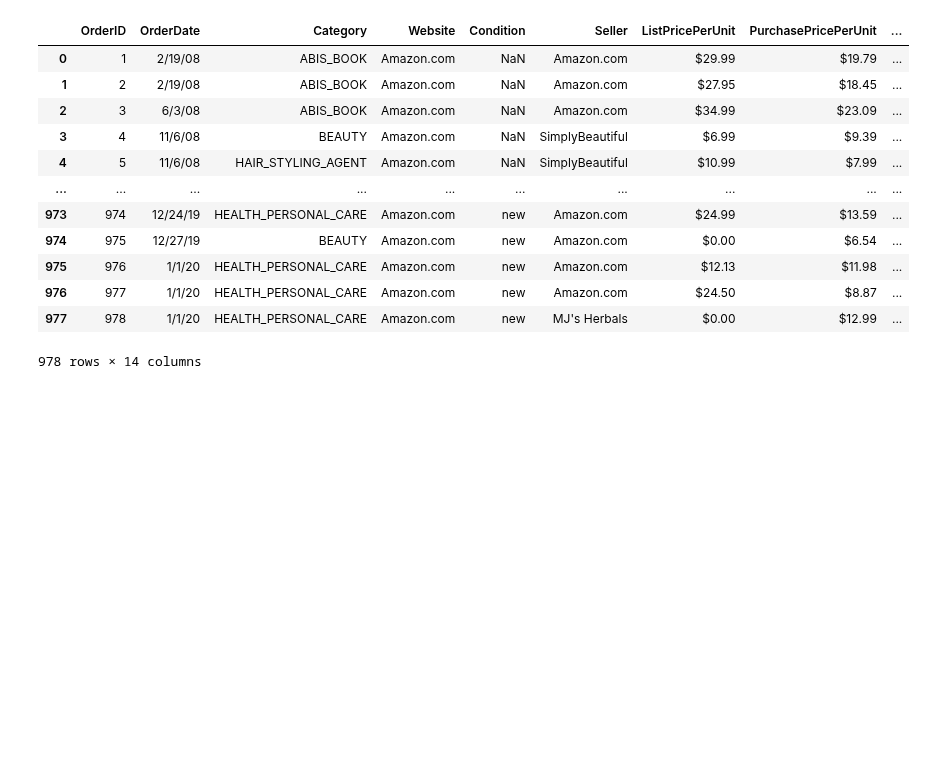
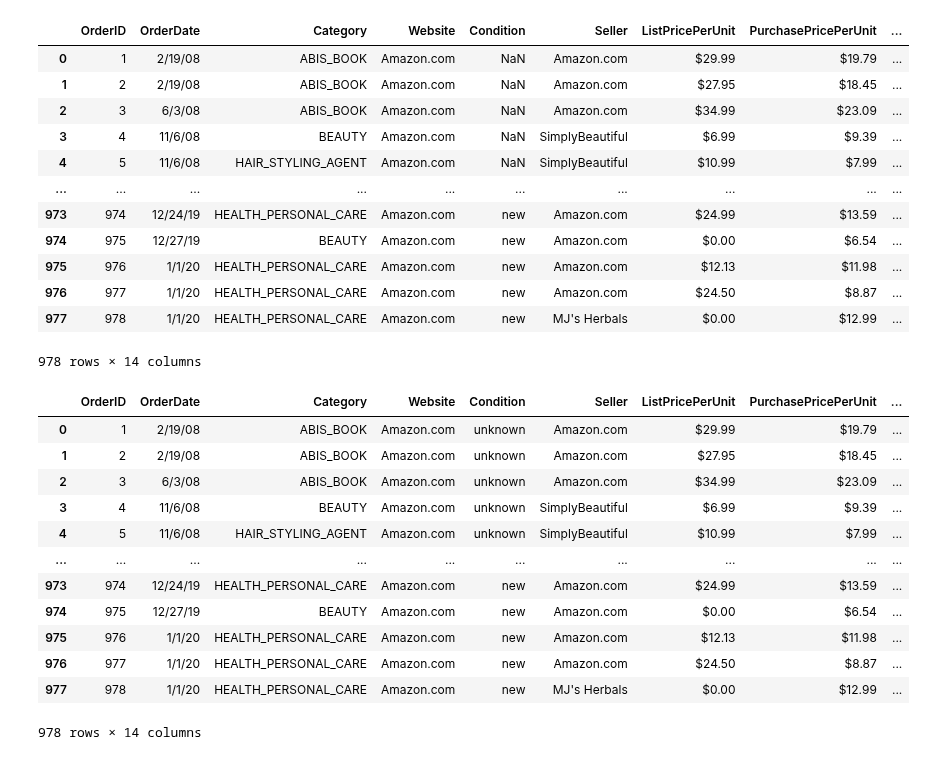
Before and after one commit to AmitSamra/AmazonOrderHistory, a Jupyter notebook: AmazonOrderHistory.ipynb, the cells around one changed output. Saved outputs shown, nothing was run; the diff lists cells and outputs as text; code cells hidden in the pictures; blank space fills up the shorter version.

Commit message:
Replace NaN

```diff
--- a/AmazonOrderHistory.ipynb
+++ b/AmazonOrderHistory.ipynb
@@ -66,3 +66,23 @@ df_main
 | 976 | 977 | 1/1/20 | HEALTH_PERSONAL_CARE | Amazon.com | new | Amazon.com | $24.50 | $8.87 | ... |
 | 977 | 978 | 1/1/20 | HEALTH_PERSONAL_CARE | Amazon.com | new | MJ's Herbals | $0.00 | $12.99 | ... |
 978 rows × 14 columns
+# %%
+# Replace NaN
+df_main.Category.fillna('unknown', inplace = True)
+df_main.Condition.fillna('unknown', inplace = True)
+df_main.Carrier.fillna('unknown', inplace = True)
+df_main
+# %% [output]
+|  | OrderID | OrderDate | Category | Website | Condition | Seller | ListPricePerUnit | PurchasePricePerUnit | ... |
+| 0 | 1 | 2/19/08 | ABIS_BOOK | Amazon.com | unknown | Amazon.com | $29.99 | $19.79 | ... |
+| 1 | 2 | 2/19/08 | ABIS_BOOK | Amazon.com | unknown | Amazon.com | $27.95 | $18.45 | ... |
+| 2 | 3 | 6/3/08 | ABIS_BOOK | Amazon.com | unknown | Amazon.com | $34.99 | $23.09 | ... |
+| 3 | 4 | 11/6/08 | BEAUTY | Amazon.com | unknown | SimplyBeautiful | $6.99 | $9.39 | ... |
+| 4 | 5 | 11/6/08 | HAIR_STYLING_AGENT | Amazon.com | unknown | SimplyBeautiful | $10.99 | $7.99 | ... |
+| ... | ... | ... | ... | ... | ... | ... | ... | ... | ... |
+| 973 | 974 | 12/24/19 | HEALTH_PERSONAL_CARE | Amazon.com | new | Amazon.com | $24.99 | $13.59 | ... |
+| 974 | 975 | 12/27/19 | BEAUTY | Amazon.com | new | Amazon.com | $0.00 | $6.54 | ... |
+| 975 | 976 | 1/1/20 | HEALTH_PERSONAL_CARE | Amazon.com | new | Amazon.com | $12.13 | $11.98 | ... |
+| 976 | 977 | 1/1/20 | HEALTH_PERSONAL_CARE | Amazon.com | new | Amazon.com | $24.50 | $8.87 | ... |
+| 977 | 978 | 1/1/20 | HEALTH_PERSONAL_CARE | Amazon.com | new | MJ's Herbals | $0.00 | $12.99 | ... |
+978 rows × 14 columns
```
Also changed, not shown: parts of 1 cell of this notebook.
